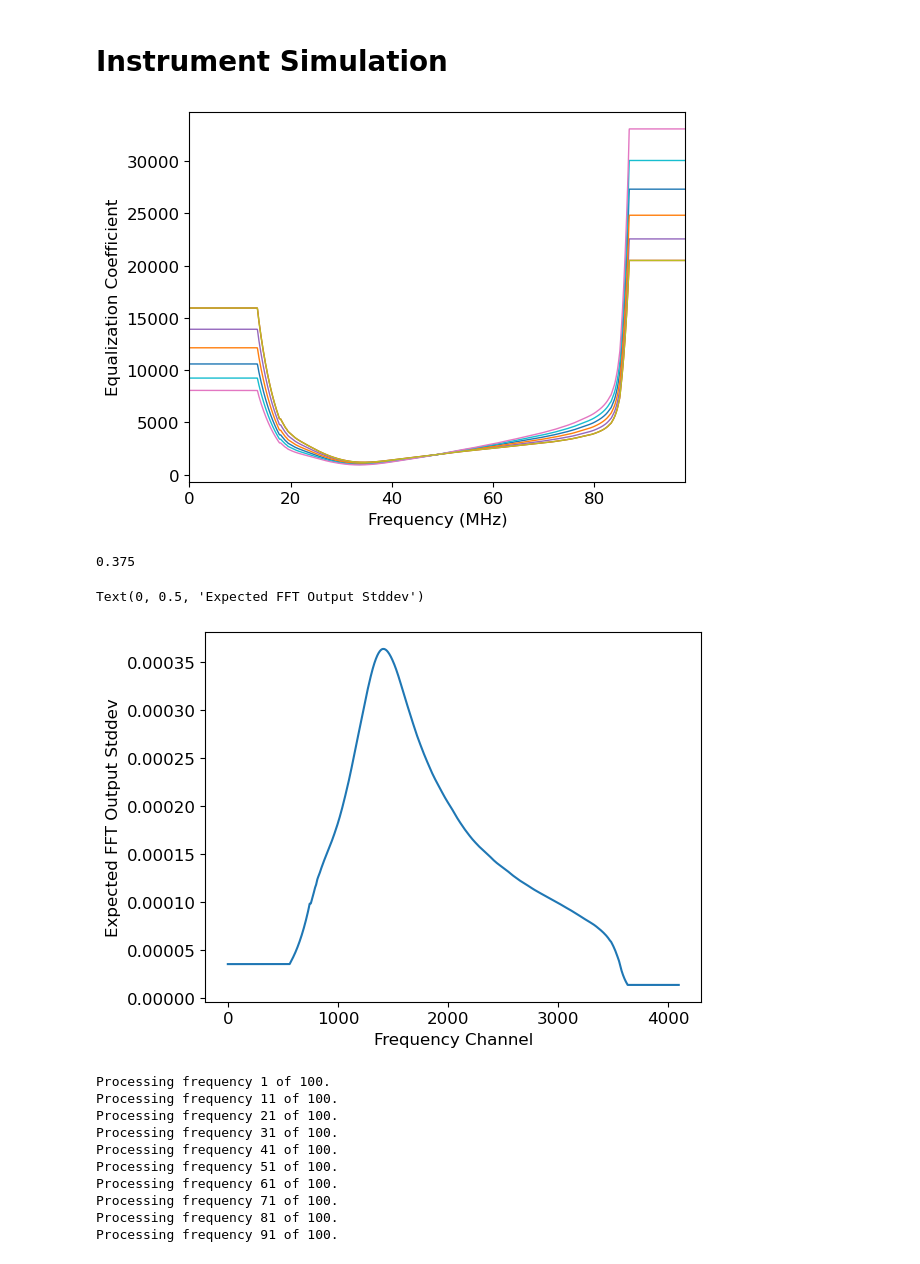
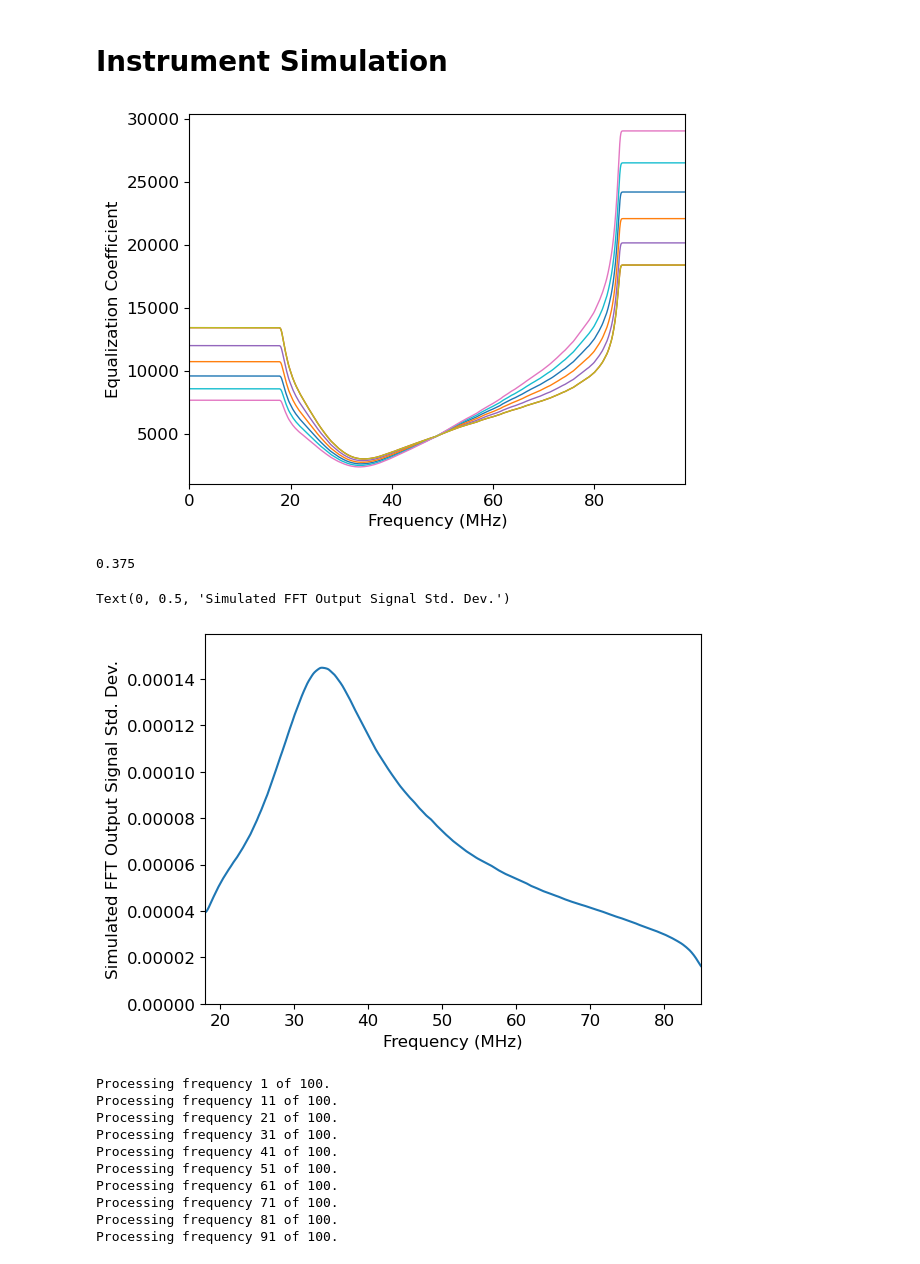
Before and after one commit to rlbyrne/requantization_sim, a Jupyter notebook: requantization_semianalytic_sim.ipynb, the cells around one changed output. Saved outputs shown, nothing was run; the diff lists cells and outputs as text; code cells hidden in the pictures.

```diff
--- a/requantization_semianalytic_sim.ipynb
+++ b/requantization_semianalytic_sim.ipynb
@@ -60,20 +64,18 @@ Processing frequency 4991 of 5000.
 # Instrument Simulation
 # %%
 current_dir = os.getcwd()
-eq_coeffs_mat = scipy.io.loadmat(
-    f"{current_dir}/20251028a-settingsAll-night-FW7p6.mat"
-)
+eq_coeffs_mat = scipy.io.loadmat(f"{current_dir}/20250612-settingsAll-day_smoothed.mat")
 channel_width_mhz = 23925.78125 * 1e-6
 freq_array = np.arange(len(eq_coeffs_mat["coef"][0, :])) * channel_width_mhz
 for ind in range(7):
     plt.plot(freq_array, eq_coeffs_mat["coef"][ind, :], "-", linewidth=1)
 plt.xlim([np.min(freq_array), np.max(freq_array)])
 plt.xlabel("Frequency (MHz)")
 plt.ylabel("Equalization Coefficient")
 
 use_eq_coeffs = eq_coeffs_mat["coef"][0, :]
 # %% [output]
-[figure, old version]
+[figure, new version]
 # %%
 target_value = 3/2**3  # Ideal stddev for the 4-bit quantization
 print(target_value)
@@ -81,10 +83,12 @@ print(target_value)
 0.375
 # %%
 data_stddev = target_value / use_eq_coeffs
-plt.plot(data_stddev)
-plt.xlabel("Frequency Channel")
-plt.ylabel("Expected FFT Output Stddev")
+plt.plot(freq_array, data_stddev)
+plt.xlim([18, 85])
+plt.ylim([0, 1.1*np.max(data_stddev)])
+plt.xlabel("Frequency (MHz)")
+plt.ylabel("Simulated FFT Output Signal Std. Dev.")
 # %% [output]
-Text(0, 0.5, 'Expected FFT Output Stddev')
+Text(0, 0.5, 'Simulated FFT Output Signal Std. Dev.')
-[figure, old version]
+[figure, new version]
 # %%
```
Also changed, not shown: parts of 10 cells of this notebook, 4 other files.
